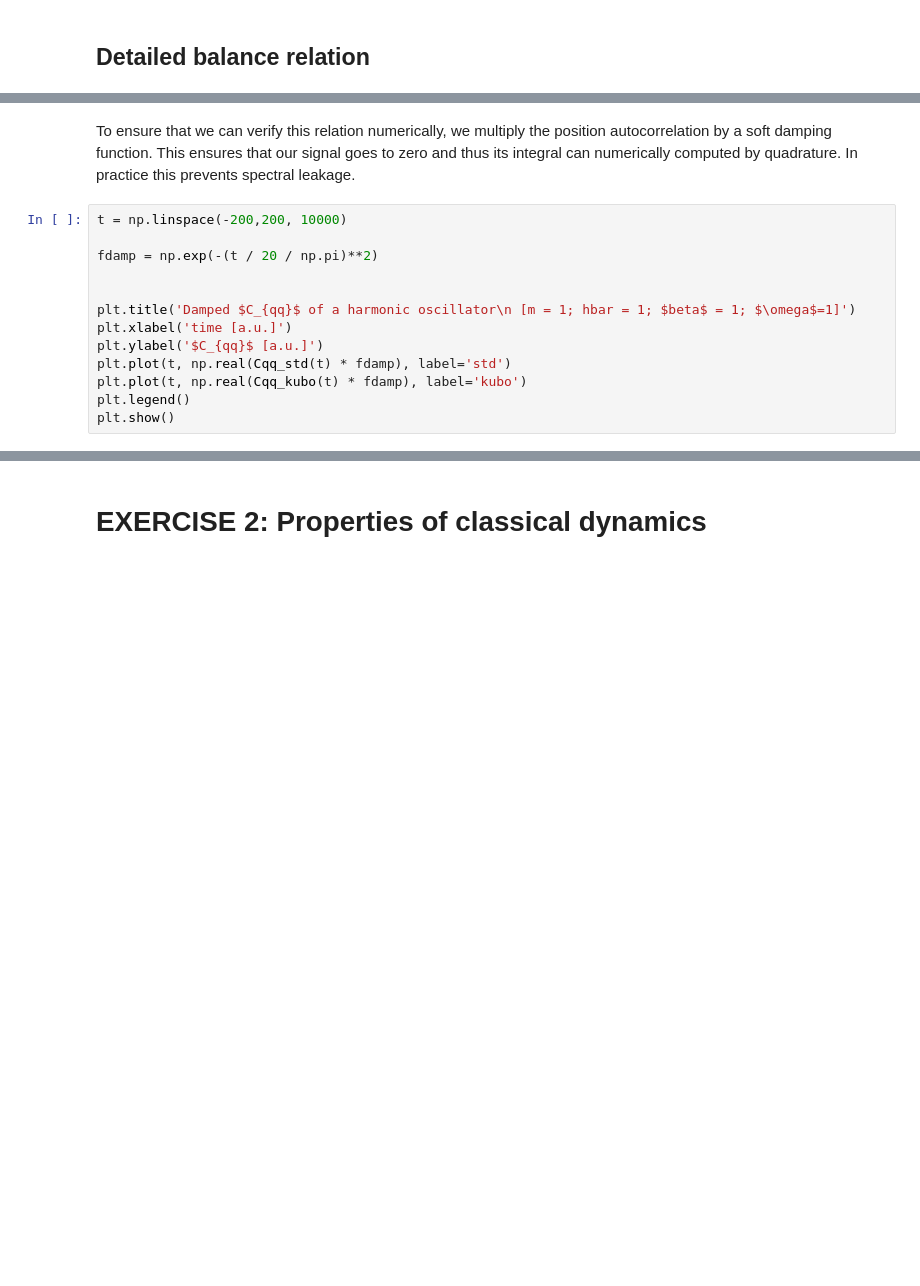
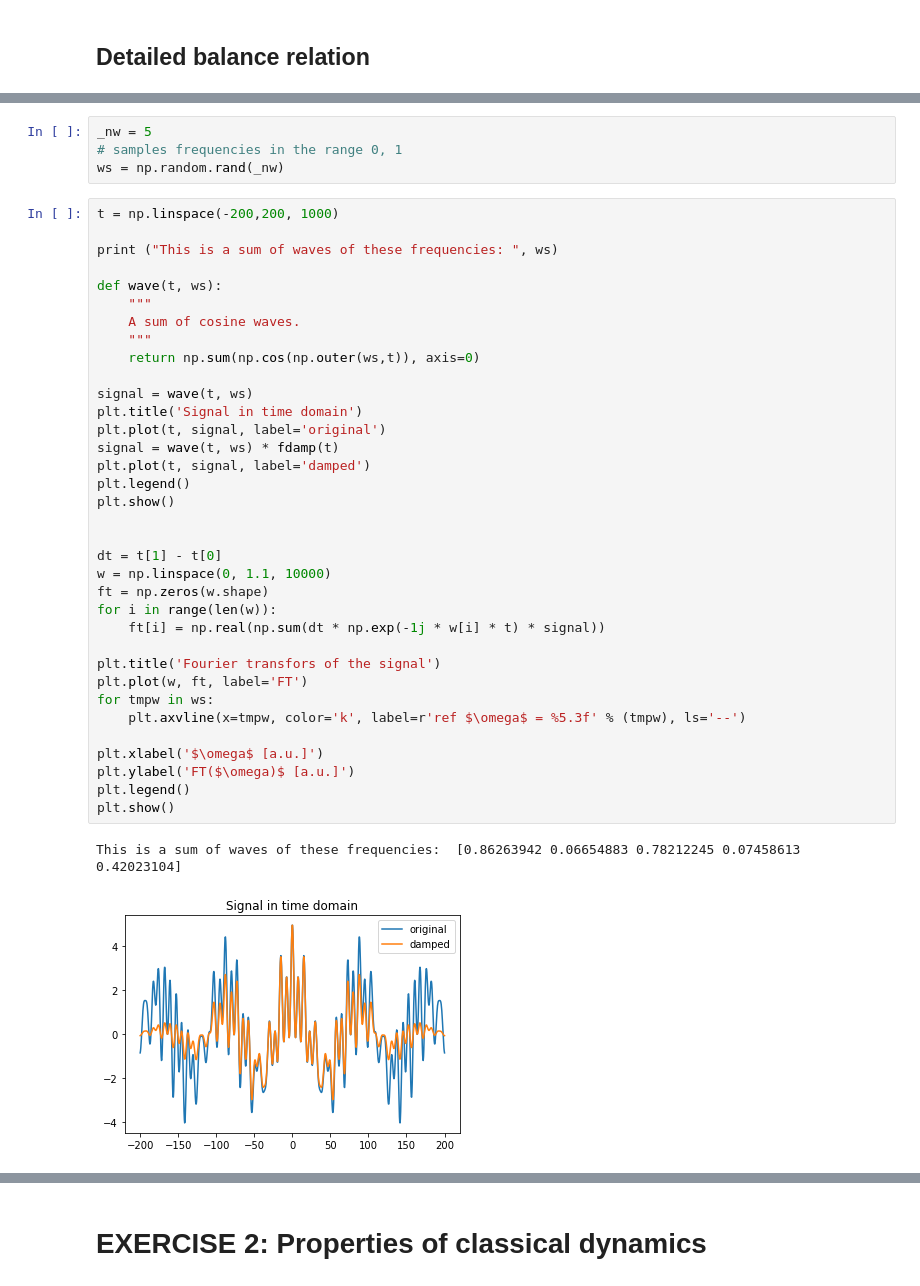
Before and after one commit to i-pi/pimd-mooc, a Jupyter notebook: 3-rpmd.ipynb, the cells around one changed output, grey strips where cells are left out. Cells and saved outputs as stored; diff of their text form; blank space fills up the shorter version.

```diff
--- a/3-rpmd.ipynb
+++ b/3-rpmd.ipynb
@@ -251,15 +261,42 @@ plt.show()
-# %% [markdown]
-To ensure that we can verify this relation numerically, we multiply the position autocorrelation by a soft damping function. This ensures that our signal goes to zero and thus its integral can numerically computed by quadrature. In practice this prevents spectral leakage.
-# %%
-t = np.linspace(-200,200, 10000)
-
-fdamp = np.exp(-(t / 20 / np.pi)**2)
-
-
-plt.title('Damped $C_{qq}$ of a harmonic oscillator\n [m = 1; hbar = 1; $beta$ = 1; $\omega$=1]')
-plt.xlabel('time [a.u.]')
-plt.ylabel('$C_{qq}$ [a.u.]')
-plt.plot(t, np.real(Cqq_std(t) * fdamp), label='std')
-plt.plot(t, np.real(Cqq_kubo(t) * fdamp), label='kubo')
-plt.legend()
-plt.show()
+# %%
+_nw = 5
+# samples frequencies in the range 0, 1
+ws = np.random.rand(_nw)
+# %%
+t = np.linspace(-200,200, 1000)
+
+print ("This is a sum of waves of these frequencies: ", ws)
+
+def wave(t, ws):
+    """
+    A sum of cosine waves.
+    """
+    return np.sum(np.cos(np.outer(ws,t)), axis=0)
+
+signal = wave(t, ws)
+plt.title('Signal in time domain')
+plt.plot(t, signal, label='original')
+signal = wave(t, ws) * fdamp(t)
+plt.plot(t, signal, label='damped')
+plt.legend()
+plt.show()
+
+
+dt = t[1] - t[0]
+w = np.linspace(0, 1.1, 10000)
+ft = np.zeros(w.shape)
+for i in range(len(w)):
+    ft[i] = np.real(np.sum(dt * np.exp(-1j * w[i] * t) * signal))
+
+plt.title('Fourier transfors of the signal')
+plt.plot(w, ft, label='FT')
+for tmpw in ws:
+    plt.axvline(x=tmpw, color='k', label=r'ref $\omega$ = %5.3f' % (tmpw), ls='--')
+
+plt.xlabel('$\omega$ [a.u.]')
+plt.ylabel('FT($\omega)$ [a.u.]')
+plt.legend()
+plt.show()
+# %% [output]
+This is a sum of waves of these frequencies:  [0.86263942 0.06654883 0.78212245 0.07458613 0.42023104]
+[figure, added]
```
Also changed, not shown: parts of 61 cells of this notebook, 1 other file.
